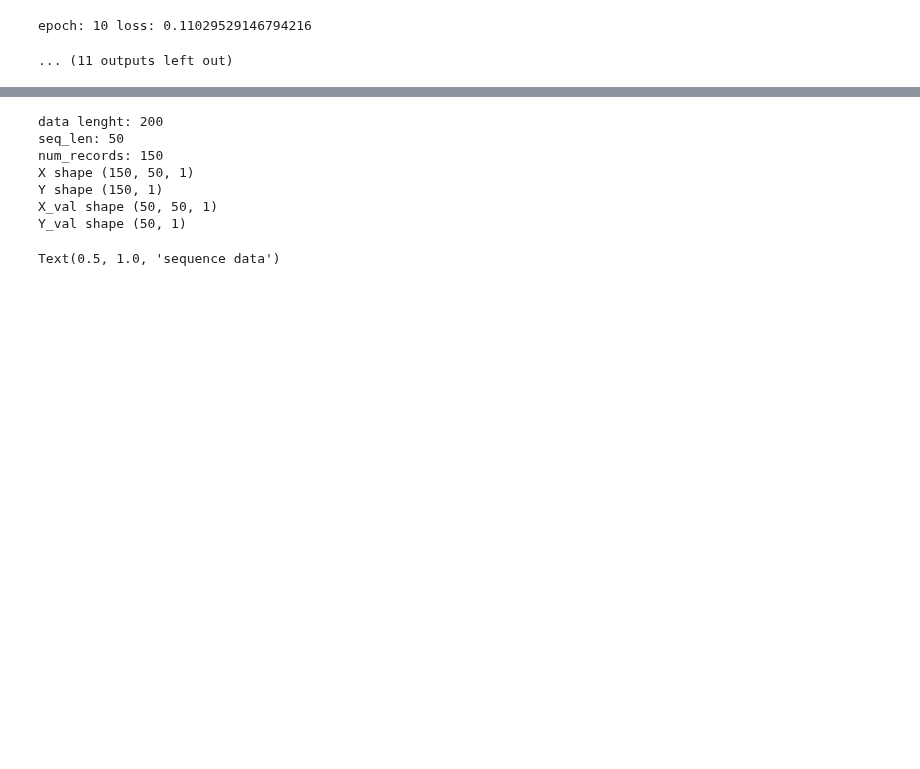
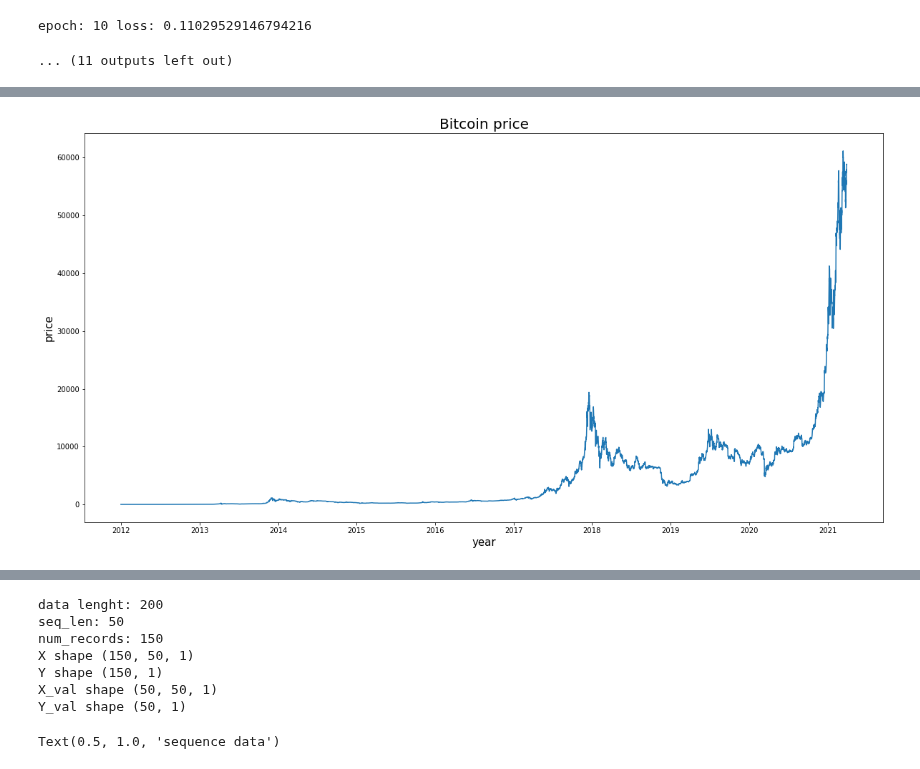
Before and after one commit to Locchuong96/machine-learning, a Jupyter notebook: Courses/GRU-LSTM.ipynb, the cells around one changed output, grey strips where cells are left out. Drawn from its saved outputs; the diff is of its cells as text; code cells hidden in the pictures; blank space fills up the shorter version.

```diff
--- a/Courses/GRU-LSTM.ipynb
+++ b/Courses/GRU-LSTM.ipynb
@@ -1065,0 +1145,4 @@ epoch: 10 loss: 0.11029529146794216
+# %%
+# drop non-use column
+df.drop(['Open', 'High', 'Low', 'Close', 'Volume_(BTC)','Volume_(Currency)', 'Weighted_Price'],axis =1, inplace = True)
+df.head()
@@ -1065,0 +1156,4 @@ epoch: 10 loss: 0.11029529146794216
+# %%
+# set timestamp as index
+df = df.set_index('Timestamp')
+df.head()
@@ -1065,0 +1168,3 @@ epoch: 10 loss: 0.11029529146794216
+# %%
+df = df.resample('6H').mean()
+df.head()
@@ -1065,0 +1179,4 @@ epoch: 10 loss: 0.11029529146794216
+# %%
+df = df.dropna()
+print(df.shape)
+df.head()
@@ -1065,0 +1192,9 @@ epoch: 10 loss: 0.11029529146794216
+# %%
+plt.figure(figsize = (20,10))
+plt.plot(df)
+plt.title('Bitcoin price',fontsize = 20)
+plt.xlabel('year',fontsize = 15)
+plt.ylabel('price',fontsize = 15)
+plt.show()
+# %% [output]
+[figure, added]
```
Also changed, not shown: parts of 49 cells of this notebook.
